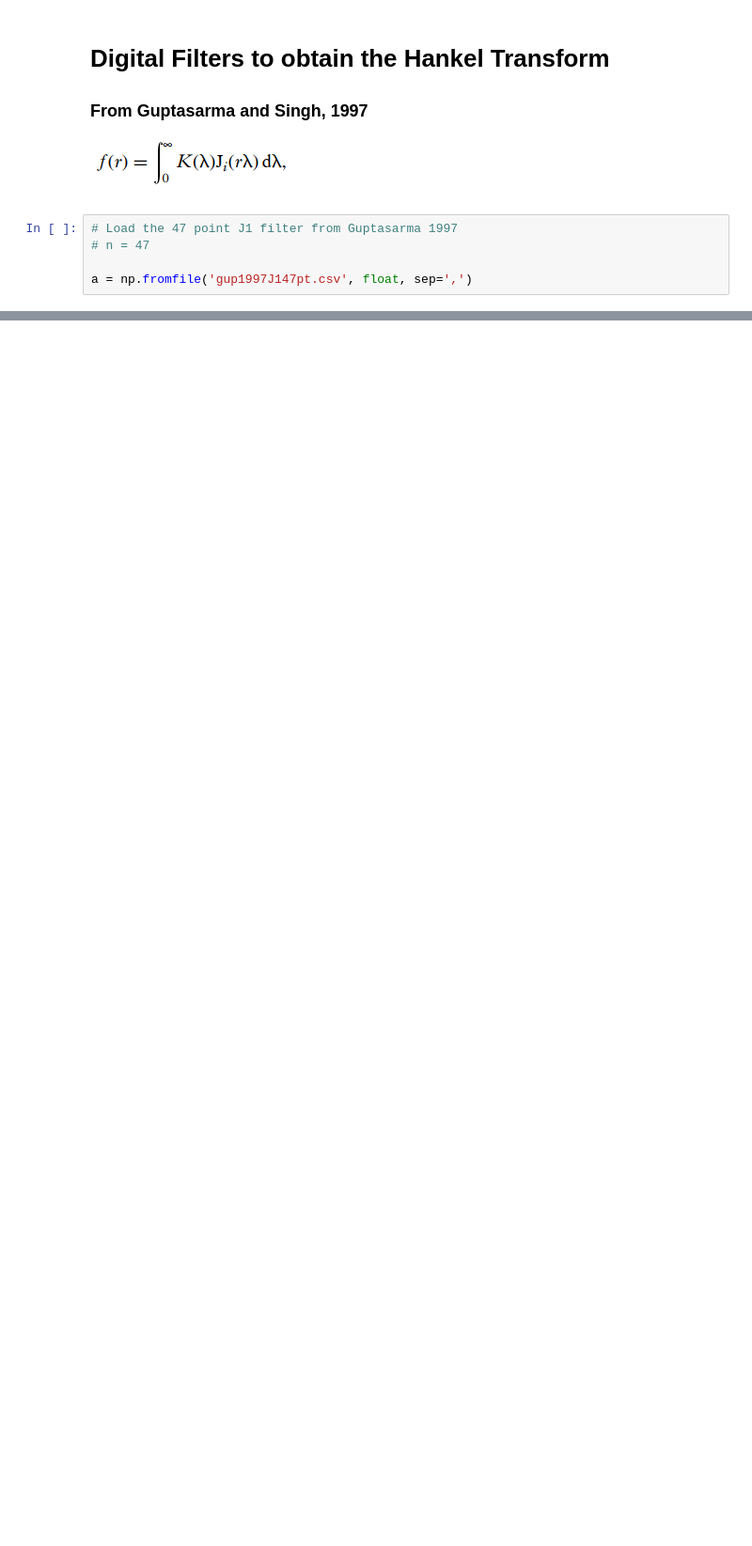
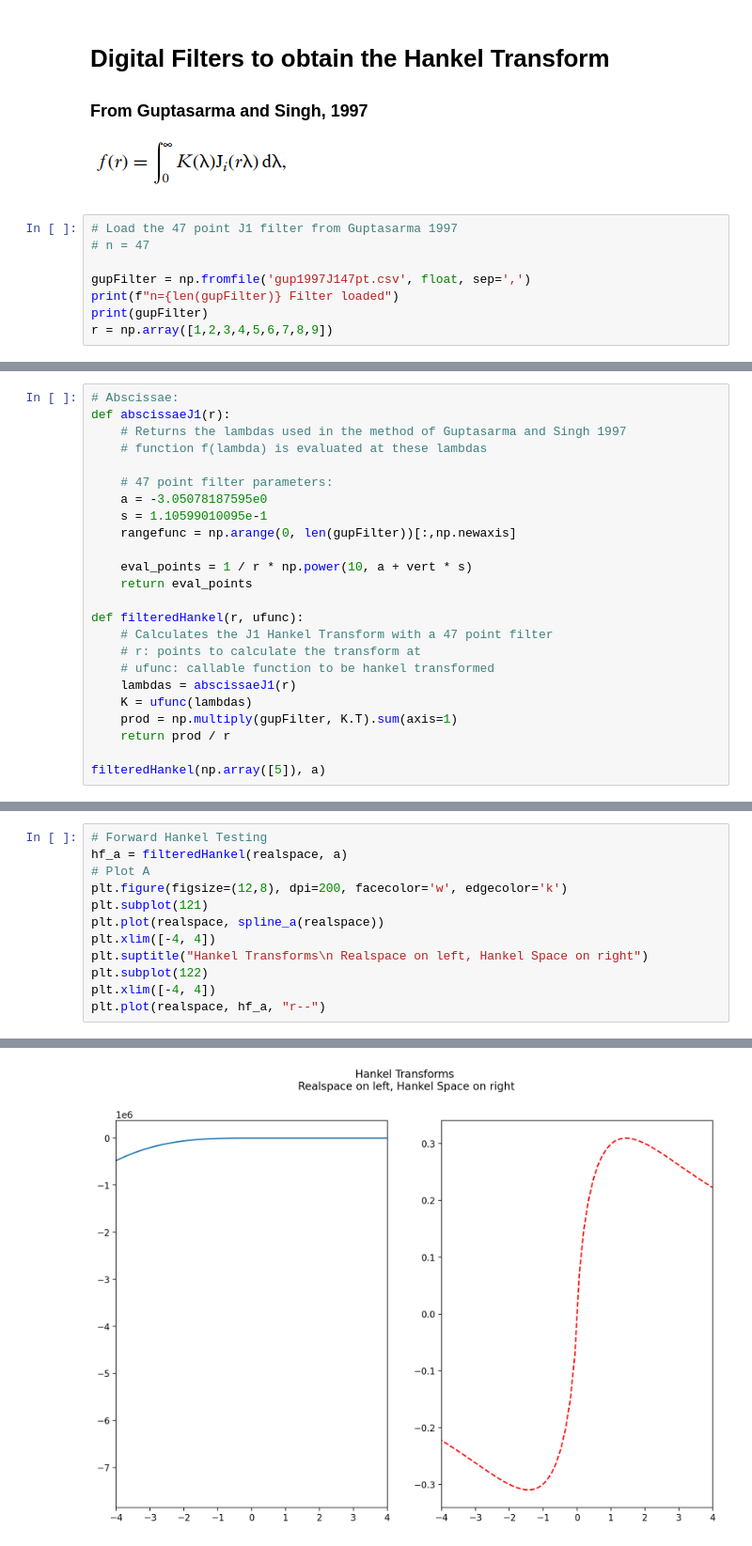
Before and after one commit to nyshieh/Jupyter-Brainstorming, a Jupyter notebook: Hankel Transform and Filters.ipynb, the cells around one changed output, grey strips where cells are left out. Shown at 94% size. Drawn from its saved outputs; the diff is of its cells as text; blank space fills up the shorter version.

```diff
--- a/Hankel Transform and Filters.ipynb
+++ b/Hankel Transform and Filters.ipynb
@@ -117,5 +117,8 @@ plt.show()
 # Load the 47 point J1 filter from Guptasarma 1997
 # n = 47
 
-a = np.fromfile('gup1997J147pt.csv', float, sep=',')
+gupFilter = np.fromfile('gup1997J147pt.csv', float, sep=',')
+print(f"n={len(gupFilter)} Filter loaded")
+print(gupFilter)
+r = np.array([1,2,3,4,5,6,7,8,9])
 # %% [output]
@@ -128,0 +138,24 @@ def abscissae(r):
+# %%
+# Abscissae:
+def abscissaeJ1(r):
+    # Returns the lambdas used in the method of Guptasarma and Singh 1997
+    # function f(lambda) is evaluated at these lambdas
+
+    # 47 point filter parameters:
+    a = -3.05078187595e0
+    s = 1.10599010095e-1
+    rangefunc = np.arange(0, len(gupFilter))[:,np.newaxis]
+
+    eval_points = 1 / r * np.power(10, a + vert * s)
+    return eval_points
+
+def filteredHankel(r, ufunc):
+    # Calculates the J1 Hankel Transform with a 47 point filter
+    # r: points to calculate the transform at
+    # ufunc: callable function to be hankel transformed
+    lambdas = abscissaeJ1(r)
+    K = ufunc(lambdas)
+    prod = np.multiply(gupFilter, K.T).sum(axis=1)
+    return prod / r
+
+filteredHankel(np.array([5]), a)
@@ -128,0 +164,13 @@ def abscissae(r):
+# %%
+# Forward Hankel Testing
+hf_a = filteredHankel(realspace, a)
+# Plot A
+plt.figure(figsize=(12,8), dpi=200, facecolor='w', edgecolor='k')
+plt.subplot(121)
+plt.plot(realspace, spline_a(realspace))
+plt.xlim([-4, 4])
+plt.suptitle("Hankel Transforms\n Realspace on left, Hankel Space on right")
+plt.subplot(122)
+plt.xlim([-4, 4])
+plt.plot(realspace, hf_a, "r--")
+# %% [output]
@@ -128,0 +178 @@ def abscissae(r):
+[figure, added]
```
Also changed, not shown: parts of 8 cells of this notebook, 4 other files.
